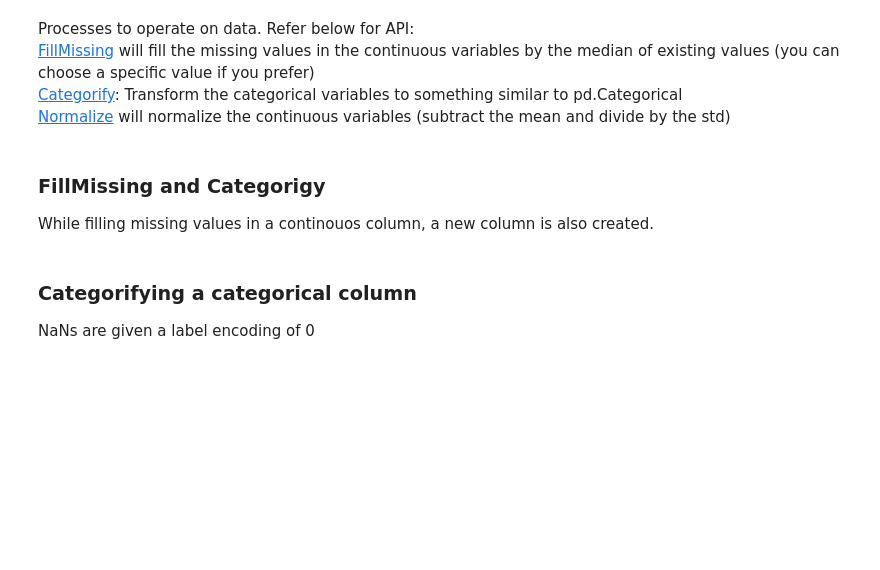
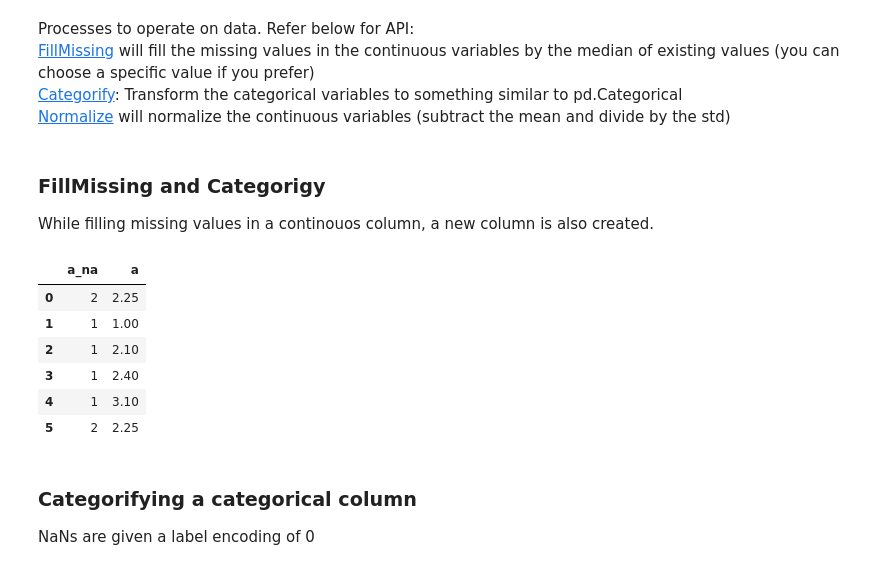
Before and after one commit to harnalashok/deeplearning, a Jupyter notebook: Tabular_data_with_fastai.ipynb, the cells around one changed output. Cells and saved outputs as stored; diff of their text form; code cells hidden in the pictures; blank space fills up the shorter version.

```diff
--- a/Tabular_data_with_fastai.ipynb
+++ b/Tabular_data_with_fastai.ipynb
@@ -173,6 +198,27 @@ to = TabularPandas(df1,
                    )
 
 to.xs.head(7)
+# %%
+# 4.0.1 Change fillstrategy
+fm = FillMissing(fill_strategy=FillStrategy.median)
+# %%
+# 4.0
+from numpy import NaN
+df1 = pd.DataFrame({'a':[NaN,1,2.1,2.4,3.1, NaN]})
+to = TabularPandas(df1,
+                   [fm, Categorify],   # Try first FillMissing only
+                   cont_names = ['a']           # 'a' is a cont column
+                   )
+
+to.xs.head(7)
+# %% [output]
+|  | a_na | a |
+| 0 | 2 | 2.25 |
+| 1 | 1 | 1.00 |
+| 2 | 1 | 2.10 |
+| 3 | 1 | 2.40 |
+| 4 | 1 | 3.10 |
+| 5 | 2 | 2.25 |
 # %% [markdown]
 ### Categorifying a categorical column
 NaNs are given a label encoding of 0
```
Also changed, not shown: parts of 5 cells of this notebook.
